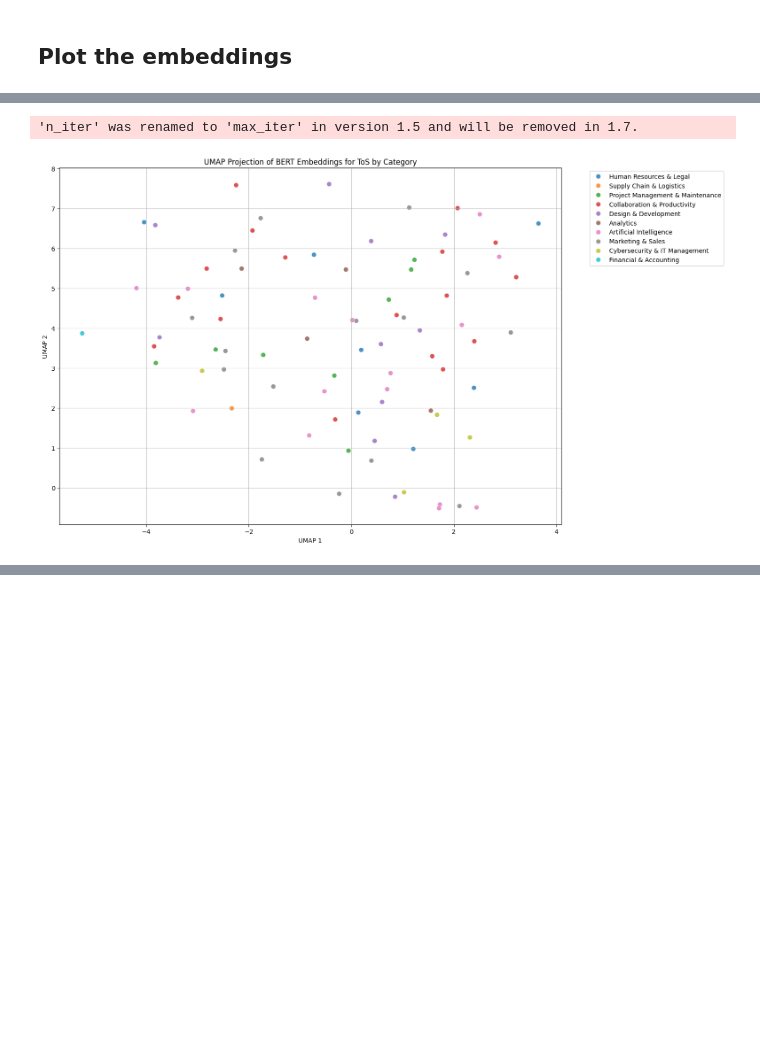
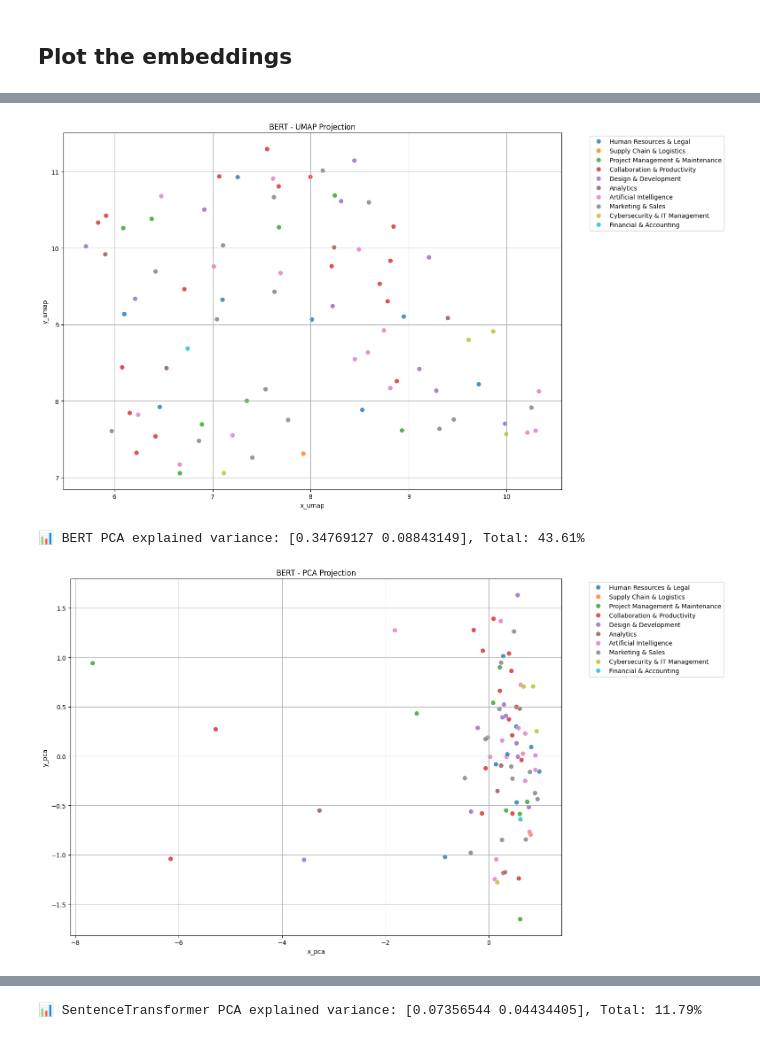
Before and after one commit to kasztelmacko/law_ml, a Jupyter notebook: simmilarity.ipynb, the cells around one changed output, grey strips where cells are left out. Drawn from its saved outputs; the diff is of its cells as text; code cells hidden in the pictures; blank space fills up the shorter version.

```diff
--- a/simmilarity.ipynb
+++ b/simmilarity.ipynb
@@ -250 +289,12 @@ n_jobs value 1 overridden to 1 by setting random_state. Use no seed for parallel
+# %%
+def apply_dimensionality_reduction(X, method="umap"):
+    if method == "umap":
+        reducer = umap.UMAP(n_components=2, random_state=42)
+    elif method == "pca":
+        reducer = PCA(n_components=2)
+    elif method == "tsne":
+        reducer = TSNE(n_components=2, random_state=42, perplexity=30, n_iter=1000)
+    else:
+        raise ValueError(f"Unknown method: {method}")
+    return reducer.fit_transform(X)
 # %%
@@ -309,29 +319,38 @@ plt.show()
-# %%
-tsne = TSNE(n_components=2, random_state=42, perplexity=30, n_iter=1000)
-X_tsne = tsne.fit_transform(X)
-
-embeddings_df['x_tsne'] = X_tsne[:, 0]
-embeddings_df['y_tsne'] = X_tsne[:, 1]
-# %% [output]
-'n_iter' was renamed to 'max_iter' in version 1.5 and will be removed in 1.7.
-# %%
-plt.figure(figsize=(12, 9))
-sns.scatterplot(
-    data=embeddings_df,
-    x='x_tsne',
-    y='y_tsne',
-    hue='Category',
-    palette='tab10',
-    s=60,
-    alpha=0.8
-)
-
-plt.title("t-SNE Projection of ToS BERT Embeddings by Category")
-plt.xlabel("t-SNE 1")
-plt.ylabel("t-SNE 2")
-plt.grid(True)
-plt.tight_layout()
-plt.legend(bbox_to_anchor=(1.05, 1), loc='upper left')
-plt.show()
-# %% [output]
-[figure, removed]
+# %%
+def process_and_plot_embeddings(embeddings, metadata_path, model_name="Model"):
+    df = pd.DataFrame([
+        {"filename": fname, "embedding": emb}
+        for fname, emb in embeddings.items()
+    ])
+    df['Company'] = df['filename'].str.replace('.txt', '', regex=False)
+    metadata = pd.read_csv(metadata_path)
+    df = df.merge(metadata[['Company', 'Category']], on='Company', how='left')
+    df['Model'] = model_name
+
+    X = np.stack(df['embedding'].values)
+
+    # UMAP
+    umap_result = apply_dimensionality_reduction(X, method="umap")
+    df['x_umap'], df['y_umap'] = umap_result[:, 0], umap_result[:, 1]
+    plot_projection(df, 'x_umap', 'y_umap', f"{model_name} - UMAP Projection")
+
+    # PCA
+    pca_result = apply_dimensionality_reduction(X, method="pca")
+    df['x_pca'], df['y_pca'] = pca_result[:, 0], pca_result[:, 1]
+    explained = PCA(n_components=2).fit(X).explained_variance_ratio_
+    print(f"\n📊 {model_name} PCA explained variance: {explained}, Total: {explained.sum():.2%}")
+    plot_projection(df, 'x_pca', 'y_pca', f"{model_name} - PCA Projection")
+
+    # t-SNE
+    tsne_result = apply_dimensionality_reduction(X, method="tsne")
+    df['x_tsne'], df['y_tsne'] = tsne_result[:, 0], tsne_result[:, 1]
+    plot_projection(df, 'x_tsne', 'y_tsne', f"{model_name} - t-SNE Projection")
+
+    return df
+# %%
+df_word_vis = process_and_plot_embeddings(embeddings_word, 'data/terms_of_service.csv', model_name='BERT')
+df_sent_vis = process_and_plot_embeddings(embeddings_sentence, 'data/terms_of_service.csv', model_name='SentenceTransformer')
+# %% [output]
+[figure, added]
+📊 BERT PCA explained variance: [0.34769127 0.08843149], Total: 43.61%
+[figure, added]
@@ -337,0 +359 @@ plt.show()
+📊 SentenceTransformer PCA explained variance: [0.07356544 0.04434405], Total: 11.79%
```
Also changed, not shown: parts of 45 cells of this notebook, 7 other files.
